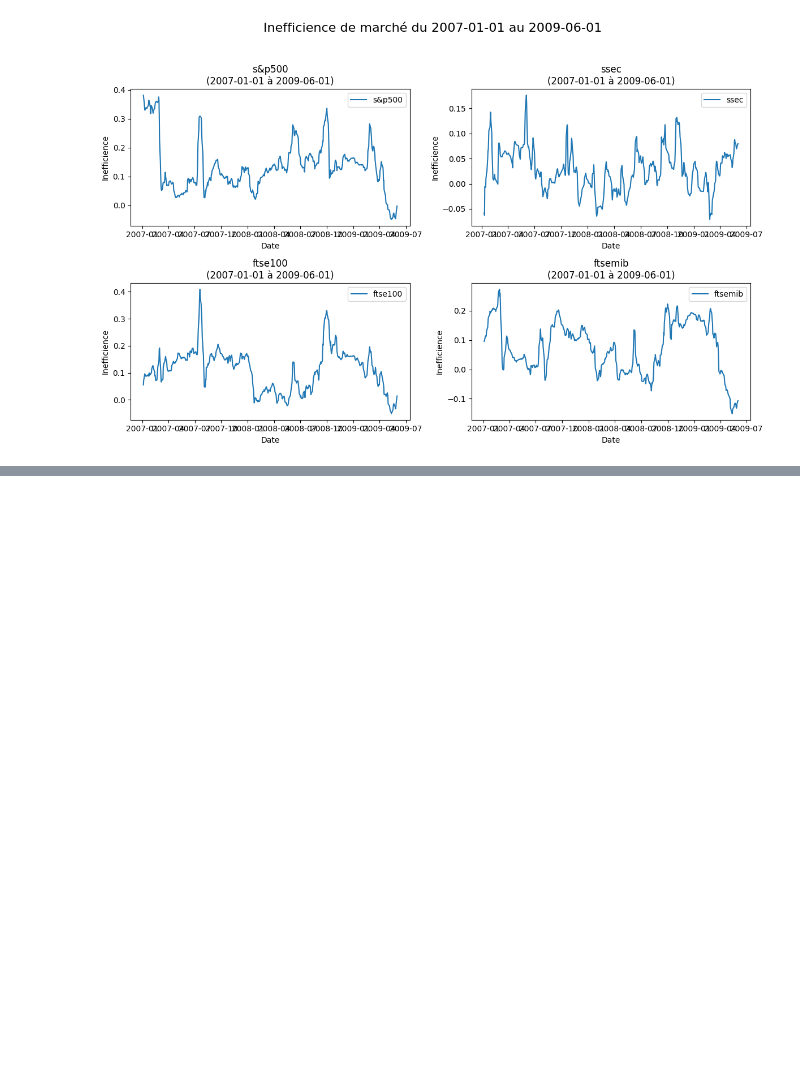
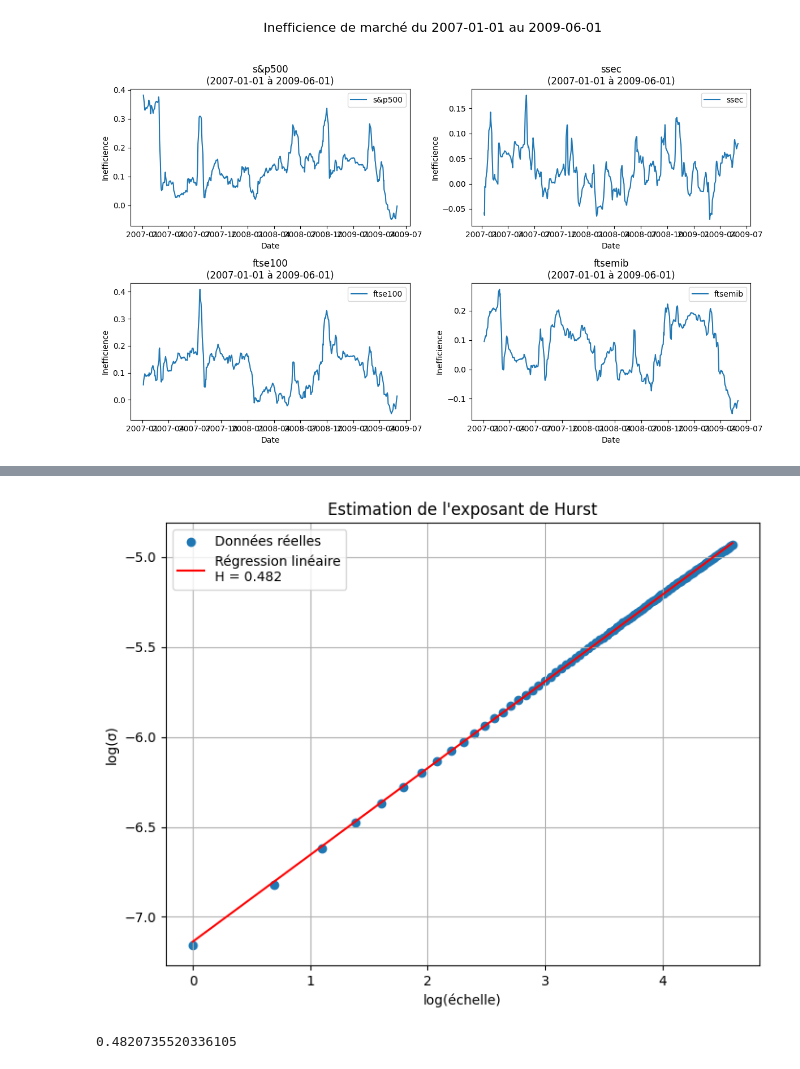
Before and after one commit to Caymaar/measuring-market-inefficiency-conditional-correlation, a Jupyter notebook: notebooks/dev.ipynb, the cells around one changed output, grey strips where cells are left out. Saved outputs shown, nothing was run; the diff lists cells and outputs as text; code cells hidden in the pictures; blank space fills up the shorter version.

Commit message:
Test rolling hurst

```diff
--- a/notebooks/dev.ipynb
+++ b/notebooks/dev.ipynb
@@ -397,0 +443,5 @@ visualizer.plot_inefficiencies()
+# %%
+# full_sample = pd.read_csv("../data/s&p500.csv", sep=",", index_col="Date")
+full_sample = pd.read_excel('../data/AIR_Prices.xlsx', header=1, index_col="Dates")["Close"]
+print(full_sample.head())
+print(len(full_sample))
@@ -397,0 +457,6 @@ visualizer.plot_inefficiencies()
+# %%
+global_hurst = estimate_hurst(full_sample.values, max_tau=100, plot=True)
+print(global_hurst)
+# %% [output]
+[figure, added]
+0.4820735520336105
```
Also changed, not shown: parts of 7 cells of this notebook, 3 other files.
